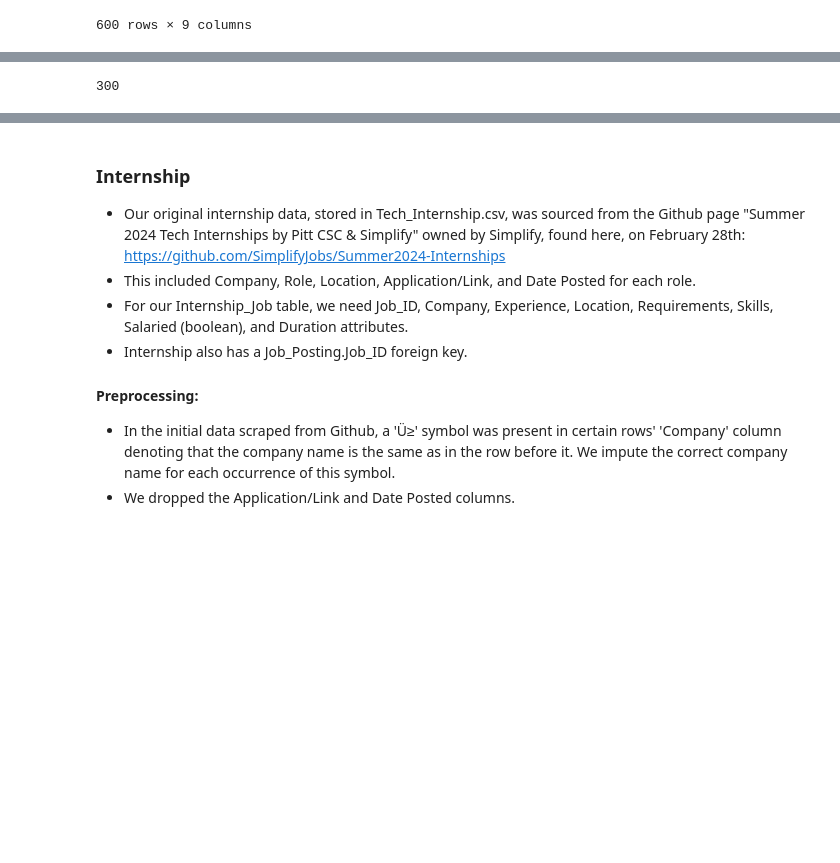
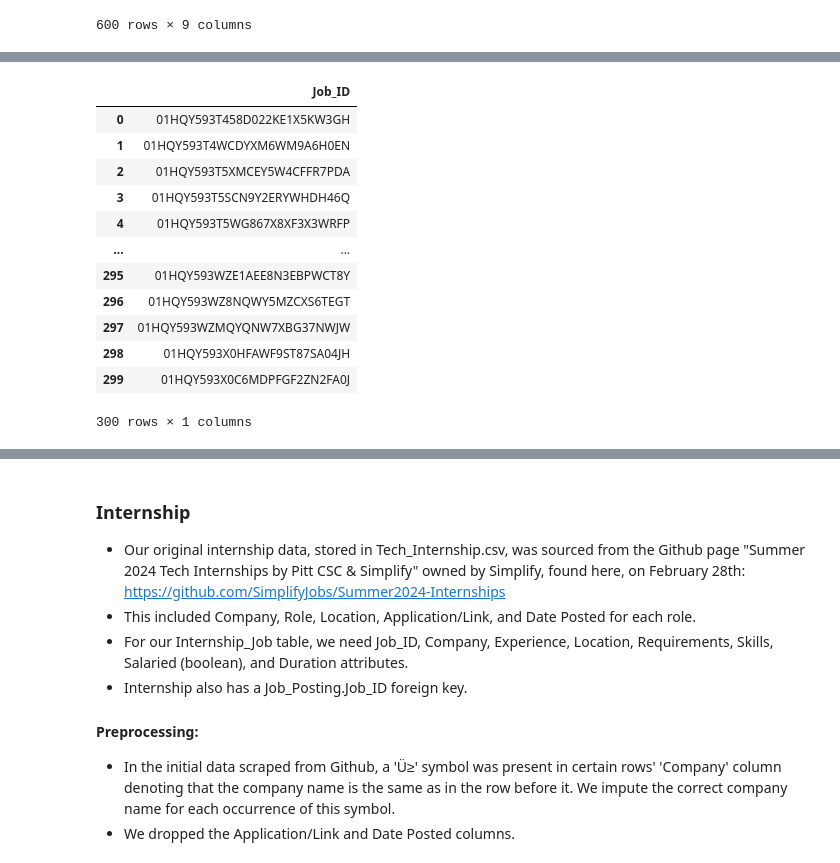
Before and after one commit to vbainwala/TalentTrove, a Jupyter notebook: make_data.ipynb, the cells around one changed output, grey strips where cells are left out. Cells and saved outputs as stored; diff of their text form; code cells hidden in the pictures; blank space fills up the shorter version.

Commit message:
Fixes #3: Add Full_Time_Job corrected data

```diff
--- a/make_data.ipynb
+++ b/make_data.ipynb
@@ -301,4 +298,4 @@ job_posting_df.to_csv('data/Job_Posting.csv', index=False)
 # %%
-full_time_job_df = pd.read_csv('data/Tech_Full_Time_Roles.csv', header=0)
+full_time_job_df = pd.read_csv('data/Job_Posting.csv', header=0)
 full_time_job_df
 # %% [output]
@@ -318,10 +315,5 @@ full_time_job_df
 # %%
-# Add Job_ID column as first column (key)
-job_ids_df = pd.read_csv('data/Mockaroo/Mockaroo-Job-Postings-IDs.csv')
-job_ids_df = job_ids_df.iloc[:300]
-job_ids_df.reset_index(drop=True, inplace=True)
-
-# Concatenate selected_job_ids with internship_df
-full_time_df = pd.concat([job_ids_df, full_time_job_df.reset_index(drop=True)], axis=1)
-full_time_df
+# First 300 tuples are full time job roles
+full_time_job_df = full_time_job_df.iloc[:300]
+full_time_job_df
 # %% [output]
@@ -341,6 +333,18 @@ full_time_df
 # %%
-# Keep only 300 rows
-full_time_job_df = full_time_job_df[:300]
-print(len(full_time_job_df))
+# Drop everything except Job_ID
+full_time_job_df = full_time_job_df.drop(columns=['Company_ID', 'Job_Title', 'Location', 'Experience', 'Requirements', 'Skills', 'Recruiter_Username', 'Portal_ID'])
+full_time_job_df
 # %% [output]
+|  | Job_ID |
+| 0 | 01HQY593T458D022KE1X5KW3GH |
+| 1 | 01HQY593T4WCDYXM6WM9A6H0EN |
+| 2 | 01HQY593T5XMCEY5W4CFFR7PDA |
+| 3 | 01HQY593T5SCN9Y2ERYWHDH46Q |
+| 4 | 01HQY593T5WG867X8XF3X3WRFP |
+| ... | ... |
+| 295 | 01HQY593WZE1AEE8N3EBPWCT8Y |
+| 296 | 01HQY593WZ8NQWY5MZCXS6TEGT |
+| 297 | 01HQY593WZMQYQNW7XBG37NWJW |
+| 298 | 01HQY593X0HFAWF9ST87SA04JH |
+| 299 | 01HQY593X0C6MDPFGF2ZN2FA0J |
-300
+300 rows × 1 columns
```
Also changed, not shown: parts of 9 cells of this notebook, 1 other file.
